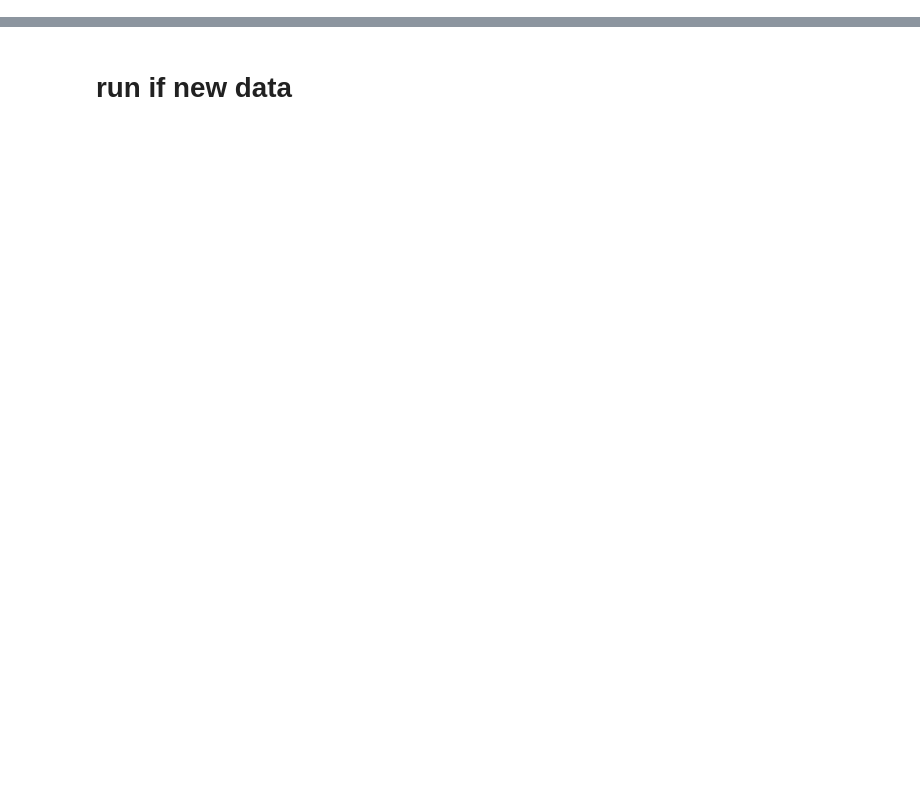
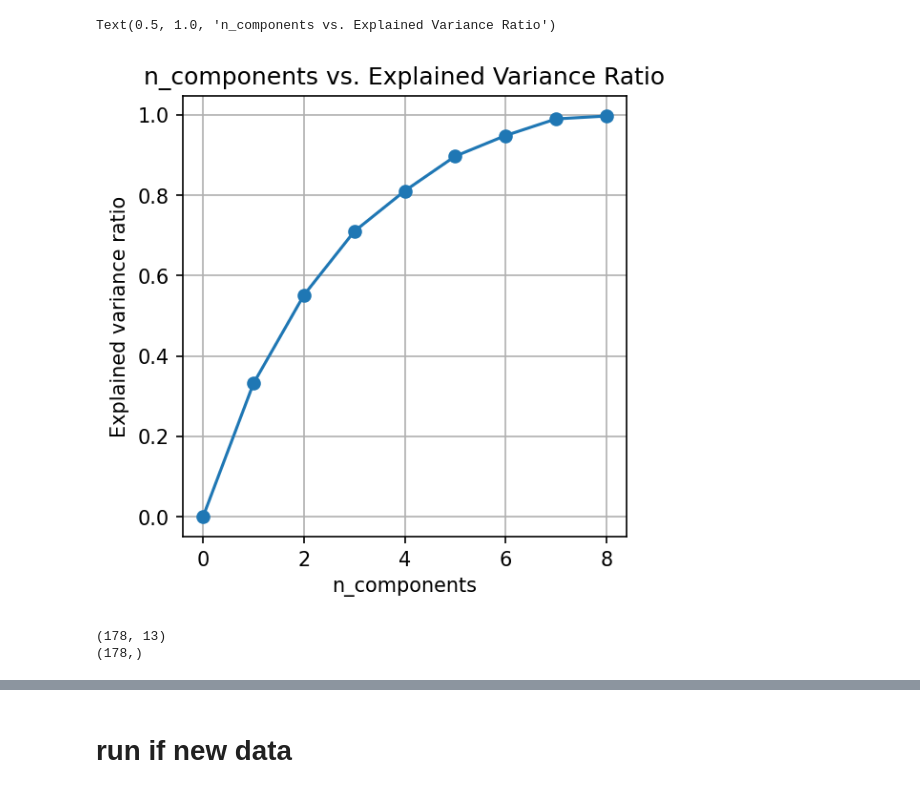
Before and after one commit to lnicole08/deltaG_screen, a Jupyter notebook: Heatmappotofu_1.ipynb, the cells around one changed output, grey strips where cells are left out. Saved outputs shown, nothing was run; the diff lists cells and outputs as text; code cells hidden in the pictures; blank space fills up the shorter version.

```diff
--- a/Heatmappotofu_1.ipynb
+++ b/Heatmappotofu_1.ipynb
@@ -91,0 +140,33 @@ df_sp
+# %%
+#PCA covariance explained
+from sklearn.preprocessing import StandardScaler
+from sklearn.decomposition import PCA
+
+std_scaler = StandardScaler()
+scaled_df = std_scaler.fit_transform(totaldf)
+
+nums = np.arange(9)
+var_ratio = []
+for num in nums:
+  pca = PCA(n_components=num)
+  pca.fit(scaled_df)
+  var_ratio.append(np.sum(pca.explained_variance_ratio_))
+
+plt.figure(figsize=(4,4),dpi=150)
+plt.grid()
+plt.plot(nums,var_ratio,marker='o')
+plt.xlabel('n_components')
+plt.ylabel('Explained variance ratio')
+plt.title('n_components vs. Explained Variance Ratio')
+# %% [output]
+Text(0.5, 1.0, 'n_components vs. Explained Variance Ratio')
+[figure, added]
+# %%
+from sklearn.datasets import load_wine
+winedata = load_wine()
+X, y = winedata['data'], winedata['target']
+print(X.shape)
+print(y.shape)
+# %% [output]
+(178, 13)
+(178,)
```
Also changed, not shown: parts of 11 cells of this notebook.
